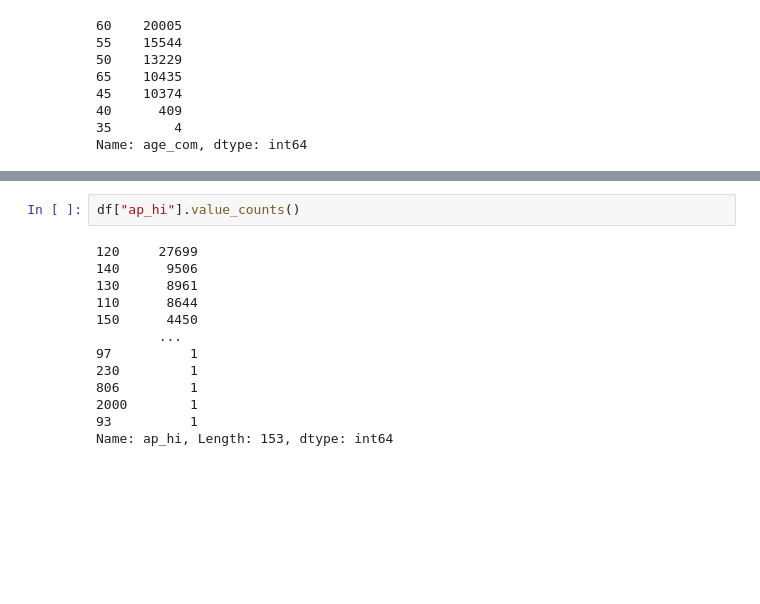
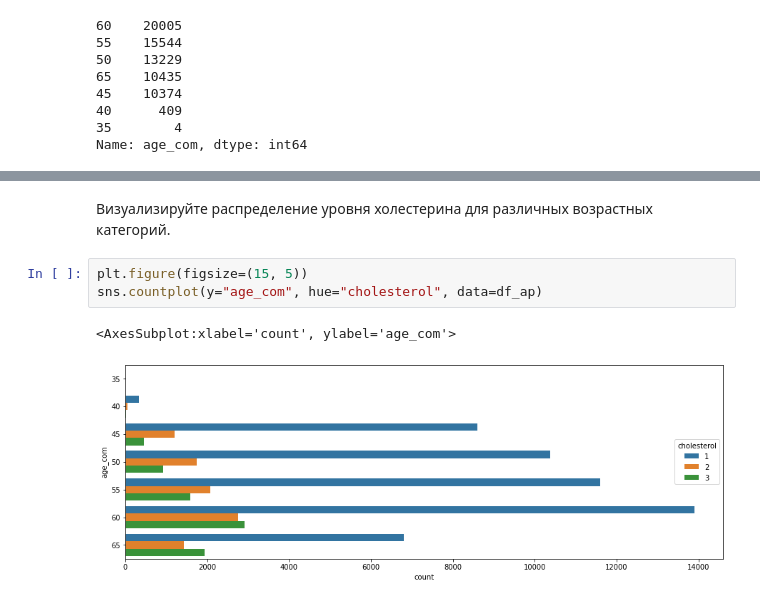
Before and after one commit to EkaterinaZernyukova/data_analysis, a Jupyter notebook: jupyter_notebook/eda_cardio_train.ipynb, the cells around one changed output, grey strips where cells are left out. Cells and saved outputs as stored; diff of their text form; blank space fills up the shorter version.

```diff
--- a/jupyter_notebook/eda_cardio_train.ipynb
+++ b/jupyter_notebook/eda_cardio_train.ipynb
@@ -247,15 +320,8 @@ df.pivot_table(values=["cholesterol","ap_hi"],index=["age_com","gender","cardio"
-# %%
-df["ap_hi"].value_counts()
-# %% [output]
-120     27699
-140      9506
-130      8961
-110      8644
-150      4450
-        ...
-97          1
-230         1
-806         1
-2000        1
-93          1
-Name: ap_hi, Length: 153, dtype: int64
+# %% [markdown]
+Визуализируйте распределение уровня холестерина для различных возрастных категорий.
+# %%
+plt.figure(figsize=(15, 5))
+sns.countplot(y="age_com", hue="cholesterol", data=df_ap)
+# %% [output]
+<AxesSubplot:xlabel='count', ylabel='age_com'>
+[figure, added]
```
Also changed, not shown: parts of 33 cells of this notebook, 2 other files.
